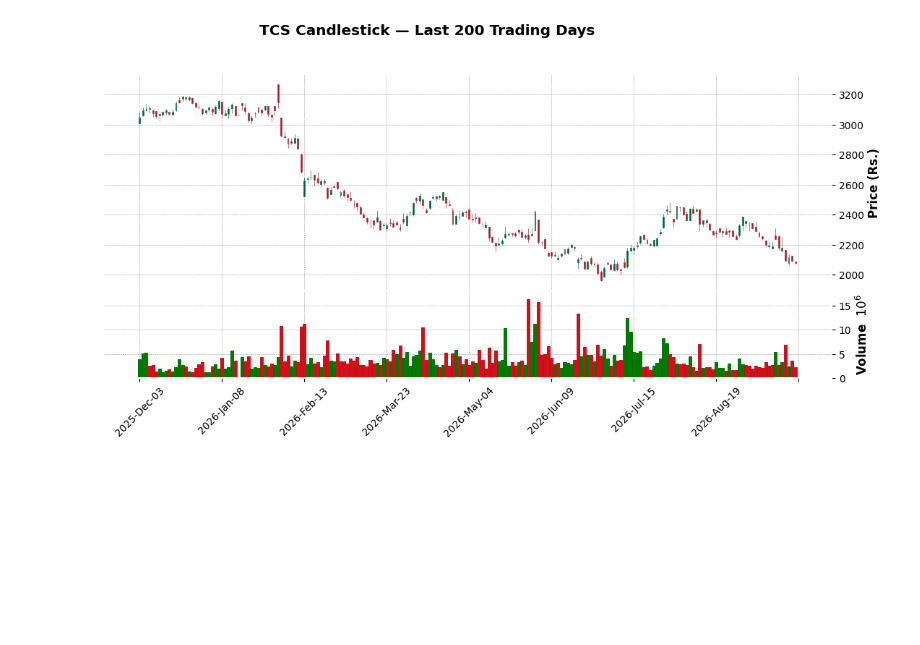
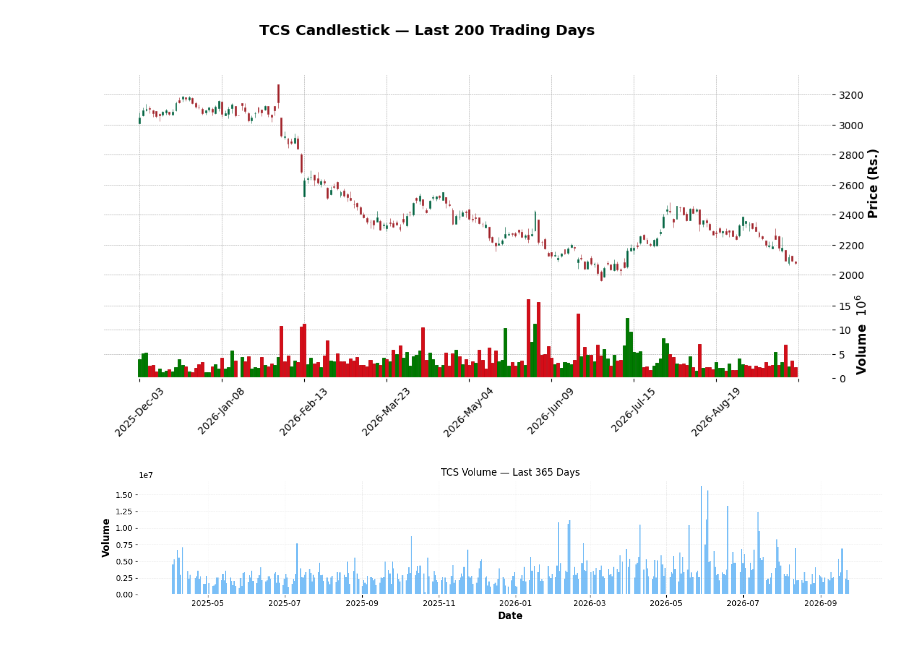
Before and after one commit to rishika790/AI-PORTFOLIO, a Jupyter notebook: DL_GRU_OHLCV_vs_Indicators.ipynb, the cells around one changed output. Saved outputs shown, nothing was run; the diff lists cells and outputs as text; code cells hidden in the pictures; blank space fills up the shorter version.

Commit message:
code: cell 12 — # Volume — Last 365 days

```diff
--- a/DL_GRU_OHLCV_vs_Indicators.ipynb
+++ b/DL_GRU_OHLCV_vs_Indicators.ipynb
@@ -128,3 +128,13 @@ mpf.plot(candle_df, type='candle', style='charles',
          figsize=(14, 6), warn_too_much_data=400)
 # %% [output]
 [figure]
+# %%
+# Volume — Last 365 days
+vol_df = df.tail(365)
+plt.figure(figsize=(14, 3))
+plt.bar(vol_df.index, vol_df['Volume'], color='#42A5F5', alpha=0.7, width=1)
+plt.title('TCS Volume — Last 365 Days')
+plt.xlabel('Date'); plt.ylabel('Volume')
+plt.grid(True, alpha=0.3); plt.tight_layout(); plt.show()
+# %% [output]
+[figure, added]
```
